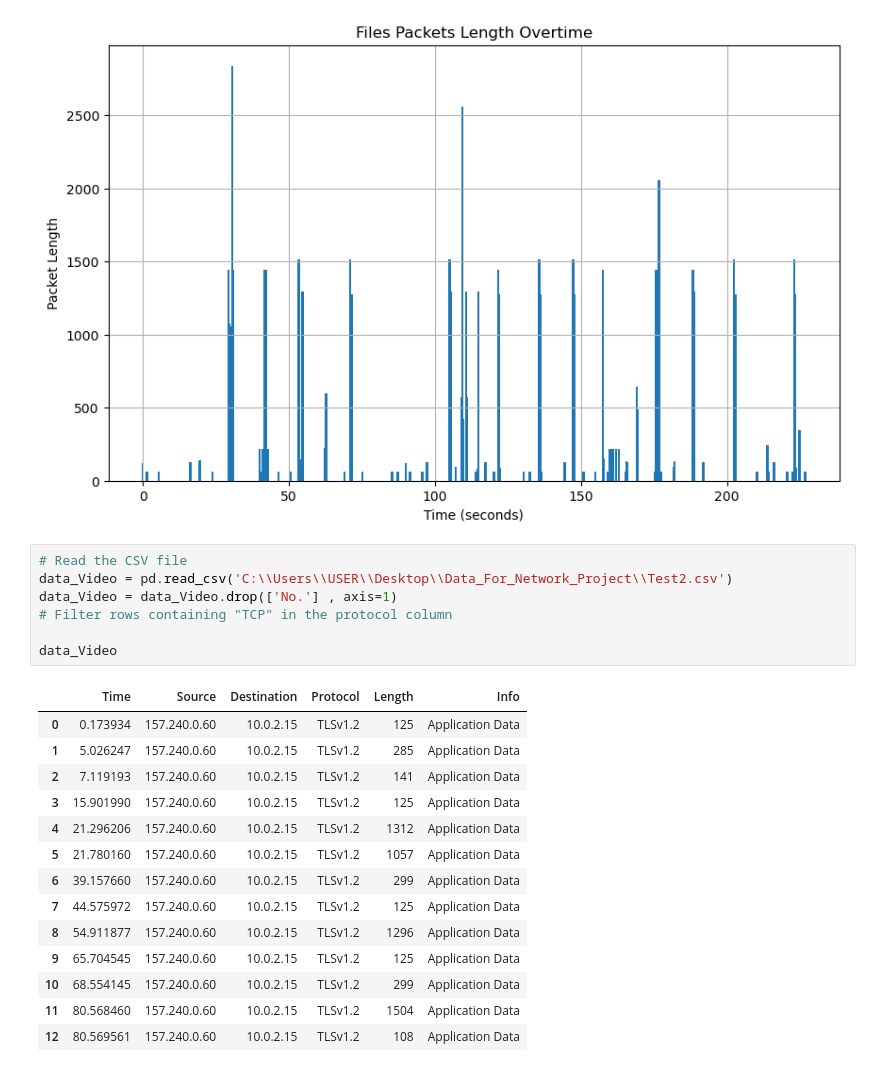
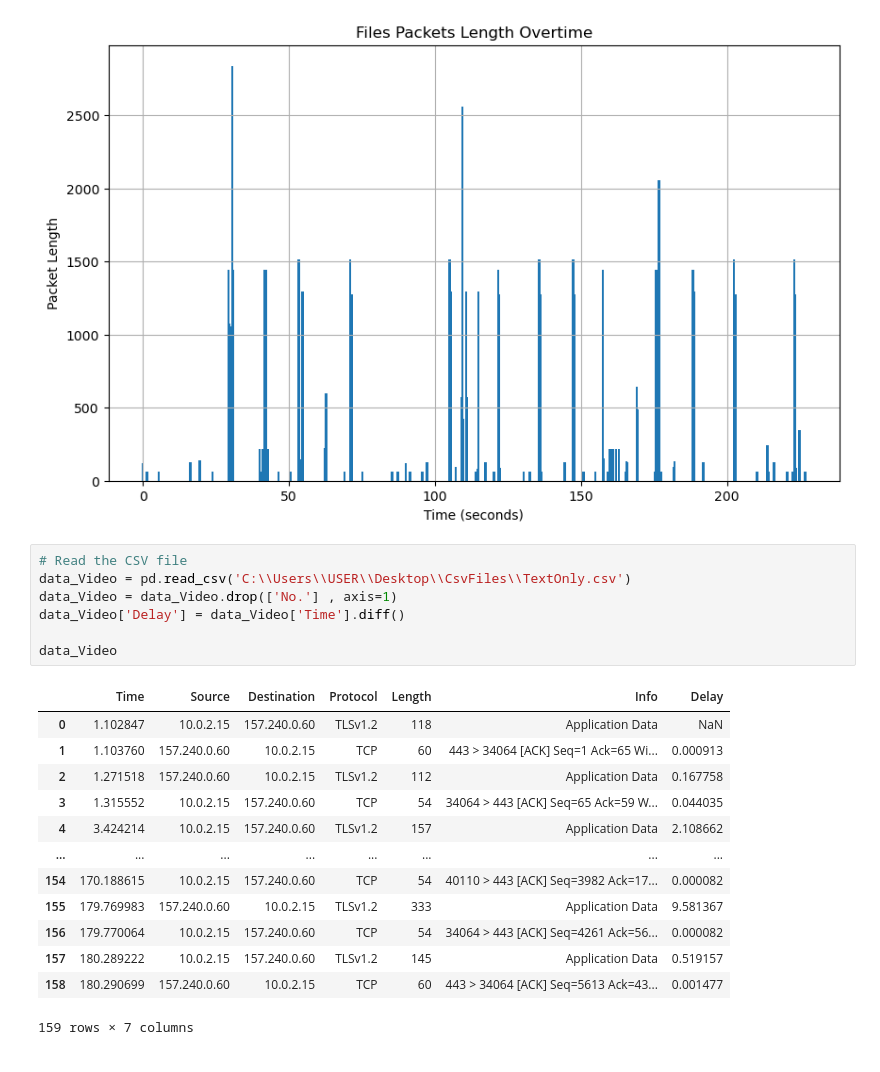
Before and after one commit to Kfirul/Computer_Networks_Final_Project, a Jupyter notebook: Computers Network.ipynb, the cells around one changed output. Saved outputs shown, nothing was run; the diff lists cells and outputs as text.

```diff
--- a/Computers Network.ipynb
+++ b/Computers Network.ipynb
@@ -391,23 +108,22 @@ plt.show()
 [figure]
 # %%
 # Read the CSV file
-data_Video = pd.read_csv('C:\\Users\\USER\\Desktop\\Data_For_Network_Project\\Test2.csv')
+data_Video = pd.read_csv('C:\\Users\\USER\\Desktop\\CsvFiles\\TextOnly.csv')
 data_Video = data_Video.drop(['No.'] , axis=1)
-# Filter rows containing "TCP" in the protocol column
+data_Video['Delay'] = data_Video['Time'].diff()
 
 data_Video
 # %% [output]
-|  | Time | Source | Destination | Protocol | Length | Info |
-| 0 | 0.173934 | 157.240.0.60 | 10.0.2.15 | TLSv1.2 | 125 | Application Data |
-| 1 | 5.026247 | 157.240.0.60 | 10.0.2.15 | TLSv1.2 | 285 | Application Data |
-| 2 | 7.119193 | 157.240.0.60 | 10.0.2.15 | TLSv1.2 | 141 | Application Data |
-| 3 | 15.901990 | 157.240.0.60 | 10.0.2.15 | TLSv1.2 | 125 | Application Data |
-| 4 | 21.296206 | 157.240.0.60 | 10.0.2.15 | TLSv1.2 | 1312 | Application Data |
-| 5 | 21.780160 | 157.240.0.60 | 10.0.2.15 | TLSv1.2 | 1057 | Application Data |
-| 6 | 39.157660 | 157.240.0.60 | 10.0.2.15 | TLSv1.2 | 299 | Application Data |
-| 7 | 44.575972 | 157.240.0.60 | 10.0.2.15 | TLSv1.2 | 125 | Application Data |
-| 8 | 54.911877 | 157.240.0.60 | 10.0.2.15 | TLSv1.2 | 1296 | Application Data |
-| 9 | 65.704545 | 157.240.0.60 | 10.0.2.15 | TLSv1.2 | 125 | Application Data |
-| 10 | 68.554145 | 157.240.0.60 | 10.0.2.15 | TLSv1.2 | 299 | Application Data |
-| 11 | 80.568460 | 157.240.0.60 | 10.0.2.15 | TLSv1.2 | 1504 | Application Data |
-| 12 | 80.569561 | 157.240.0.60 | 10.0.2.15 | TLSv1.2 | 108 | Application Data |
+|  | Time | Source | Destination | Protocol | Length | Info | Delay |
+| 0 | 1.102847 | 10.0.2.15 | 157.240.0.60 | TLSv1.2 | 118 | Application Data | NaN |
+| 1 | 1.103760 | 157.240.0.60 | 10.0.2.15 | TCP | 60 | 443 > 34064 [ACK] Seq=1 Ack=65 Wi... | 0.000913 |
+| 2 | 1.271518 | 157.240.0.60 | 10.0.2.15 | TLSv1.2 | 112 | Application Data | 0.167758 |
+| 3 | 1.315552 | 10.0.2.15 | 157.240.0.60 | TCP | 54 | 34064 > 443 [ACK] Seq=65 Ack=59 W... | 0.044035 |
+| 4 | 3.424214 | 10.0.2.15 | 157.240.0.60 | TLSv1.2 | 157 | Application Data | 2.108662 |
+| ... | ... | ... | ... | ... | ... | ... | ... |
+| 154 | 170.188615 | 10.0.2.15 | 157.240.0.60 | TCP | 54 | 40110 > 443 [ACK] Seq=3982 Ack=17... | 0.000082 |
+| 155 | 179.769983 | 157.240.0.60 | 10.0.2.15 | TLSv1.2 | 333 | Application Data | 9.581367 |
+| 156 | 179.770064 | 10.0.2.15 | 157.240.0.60 | TCP | 54 | 34064 > 443 [ACK] Seq=4261 Ack=56... | 0.000082 |
+| 157 | 180.289222 | 10.0.2.15 | 157.240.0.60 | TLSv1.2 | 145 | Application Data | 0.519157 |
+| 158 | 180.290699 | 157.240.0.60 | 10.0.2.15 | TCP | 60 | 443 > 34064 [ACK] Seq=5613 Ack=43... | 0.001477 |
+159 rows × 7 columns
```
Also changed, not shown: parts of 26 cells of this notebook.
